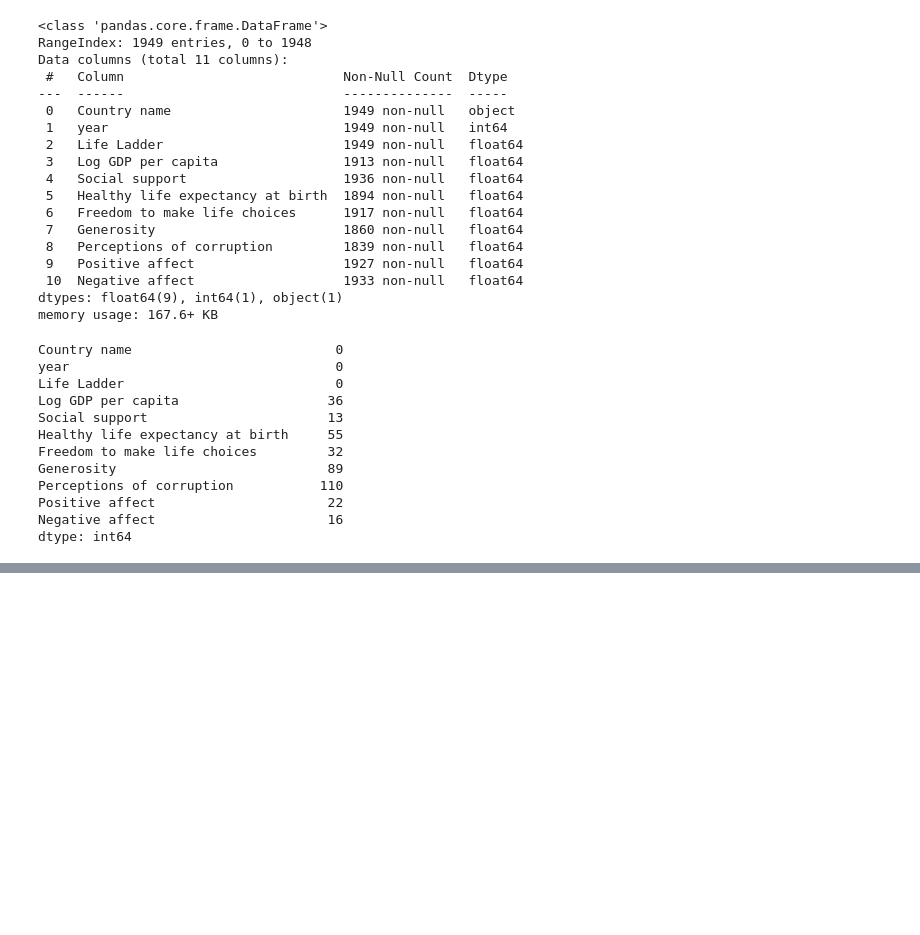
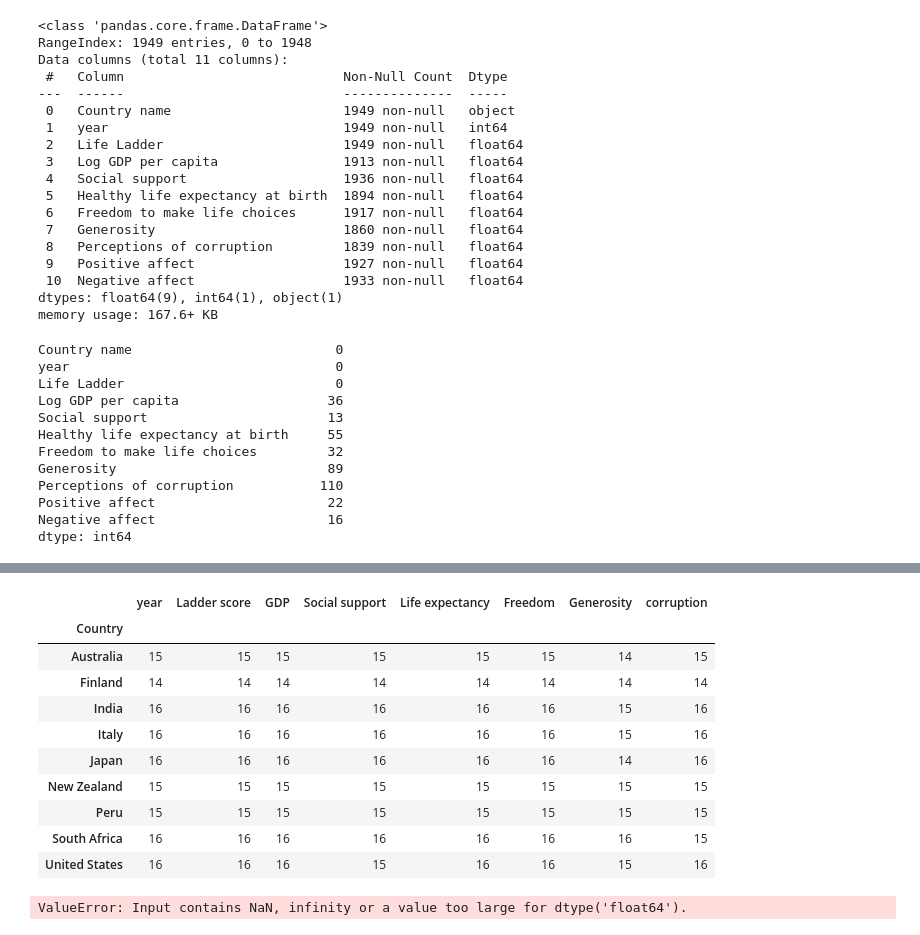
Before and after one commit to Fraolabebe/World-happiness-, a Jupyter notebook: world-happiness .ipynb, the cells around one changed output, grey strips where cells are left out. Cells and saved outputs as stored; diff of their text form; code cells hidden in the pictures; blank space fills up the shorter version.

```diff
--- a/world-happiness .ipynb
+++ b/world-happiness .ipynb
@@ -113,0 +182,7 @@ df.tail()
+# %%
+df1.drop(columns=['upperwhisker','Regional indicator', 'lowerwhisker','Explained by: Log GDP per capita', 'Explained by: Social support',
+                  'Explained by: Healthy life expectancy', 'Explained by: Freedom to make life choices',
+                  'Explained by: Freedom to make life choices', 'Explained by: Freedom to make life choices',
+                  'Standard error of ladder score',
+                  'Explained by: Generosity', 'Explained by: Generosity', 'Explained by: Perceptions of corruption',
+                  'Dystopia + residual', 'Ladder score in Dystopia'], axis=1, inplace=True)
@@ -113,0 +198,4 @@ df.tail()
+# %%
+df1.rename({'Country name': 'Country', 'Logged GDP per capita': 'GDP', 'Healthy life expectancy': 'Life expectancy',
+          'Freedom to make life choices': 'Freedom', 'Perceptions of corruption': 'corruption'}, axis=1, inplace=True)
+df1.head()
@@ -113,0 +209,5 @@ df.tail()
+# %%
+frames = [df, df1]
+df2 = pd.concat(frames)
+data = df2.set_index('Country')
+data.head()
@@ -113,0 +222,5 @@ df.tail()
+# %%
+#filter the table using only the country at interest
+
+df3 = data.loc[['Italy', 'Japan', 'Australia', 'New Zealand', 'India', 'Peru', 'Finland', 'South Africa', 'United States']]
+df3.head()
@@ -113,0 +282,15 @@ df.tail()
+# %%
+cnt = df3.reset_index().groupby(['Country']).count()
+cnt
+# %% [output]
+|  | year | Ladder score | GDP | Social support | Life expectancy | Freedom | Generosity | corruption |
+| Country |  |  |  |  |  |  |  |  |
+| Australia | 15 | 15 | 15 | 15 | 15 | 15 | 14 | 15 |
+| Finland | 14 | 14 | 14 | 14 | 14 | 14 | 14 | 14 |
+| India | 16 | 16 | 16 | 16 | 16 | 16 | 15 | 16 |
+| Italy | 16 | 16 | 16 | 16 | 16 | 16 | 15 | 16 |
+| Japan | 16 | 16 | 16 | 16 | 16 | 16 | 14 | 16 |
+| New Zealand | 15 | 15 | 15 | 15 | 15 | 15 | 15 | 15 |
+| Peru | 15 | 15 | 15 | 15 | 15 | 15 | 15 | 15 |
+| South Africa | 16 | 16 | 16 | 16 | 16 | 16 | 16 | 15 |
+| United States | 16 | 16 | 16 | 15 | 16 | 16 | 15 | 16 |
@@ -113,0 +301,5 @@ df.tail()
+# %%
+regr = linear_model.LinearRegression()
+regr.fit(X, y)
+# %% [output]
+ValueError: Input contains NaN, infinity or a value too large for dtype('float64').
```
Also changed, not shown: parts of 26 cells of this notebook, 1 other file.
